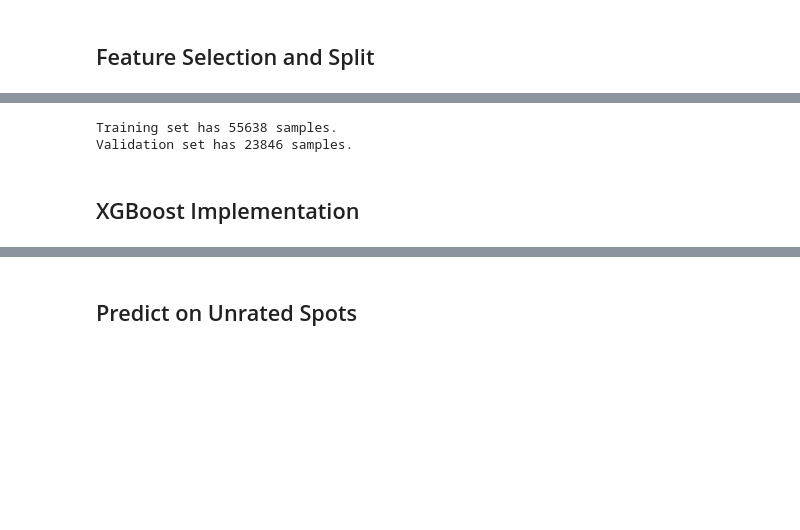
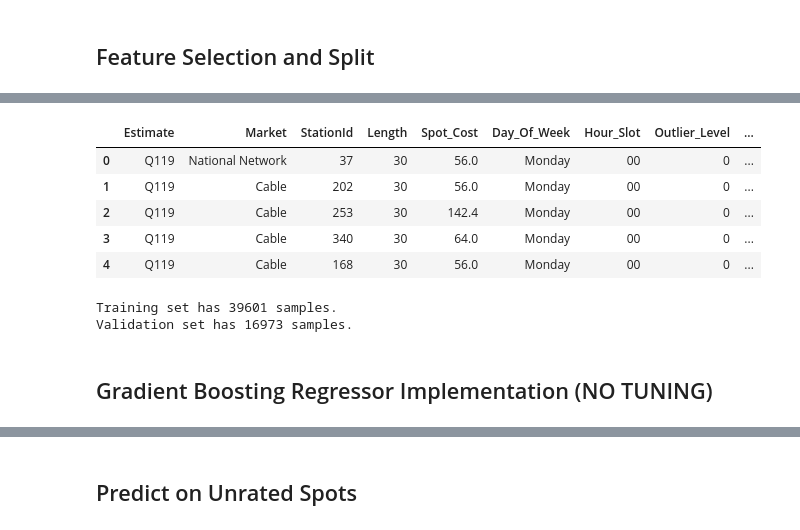
Before and after one commit to neonflux56/Direct_Avenue_GRP_Project, a Jupyter notebook: Code/ashish_test.ipynb, the cells around one changed output, grey strips where cells are left out. Saved outputs shown, nothing was run; the diff lists cells and outputs as text; code cells hidden in the pictures; blank space fills up the shorter version.

```diff
--- a/Code/ashish_test.ipynb
+++ b/Code/ashish_test.ipynb
@@ -206,0 +16,18 @@ dat.head()
+# %%
+Jan = pd.read_excel('../Data/January.xlsx')
+Feb = pd.read_excel('../Data/February.xlsx')
+Mar = pd.read_excel('../Data/March.xlsx')
+Apr = pd.read_excel('../Data/April.xlsx')
+May = pd.read_excel('../Data/May.xlsx')
+Jun = pd.read_excel('../Data/June.xlsx')
+Jul = pd.read_excel('../Data/July.xlsx')
+Aug = pd.read_excel('../Data/August.xlsx')
+Sept1 = pd.read_excel('../Data/September1.xlsx')
+Sept2 = pd.read_excel('../Data/September2.xlsx')
+Sept3 = pd.read_excel('../Data/September3.xlsx')
+Sept = Sept1.append(Sept2, ignore_index=True).append(Sept3,ignore_index = True)
+Oct = pd.read_excel('../Data/October.xlsx')
+Nov = pd.read_excel('../Data/November.xlsx')
+Dec1 = pd.read_excel('../Data/December1.xlsx')
+Dec2 = pd.read_excel('../Data/December2.xlsx')
+Dec = Dec1.append(Dec2, ignore_index=True)
@@ -207,5 +120,22 @@ dat.head()
+# %%
+station_universe = pd.read_excel('/home/jovyan/Desktop/Direct_Avenue_GRP_Project/Data/station universe.xlsx')
+station_universe.columns = ['StationId','Station_Category','Station_Size']
+dtypes = {
+    "StationId" : str,
+    "Station_Category" : str,
+    "Station_Size" : float
+}
+
+station_universe = station_universe.astype(dtypes)
+dat = pd.merge(dat,station_universe, on = ['StationId'], how = 'left')
+# %%
+# Create new audience size column
+dat['Audience_Size'] = dat['GRP']*dat['Station_Size']
+
+# Remove null values caused by left join
+dat = dat.dropna()
 # %% [markdown]
 ## Feature Selection and Split
 # %%
-req = ['Estimate','Access','Market','StationId','Length','Spot_Cost','Spot_Type','Month','Day_Of_Week','Hour_Slot','Outlier','Outlier_Level','IMP']
+req = ['Estimate','Market','StationId','Length','Spot_Cost','Day_Of_Week','Hour_Slot','Outlier_Level','Audience_Size']
 d1 = dat.loc[:,req]
@@ -229,0 +142,9 @@ test_data.head()
+# %%
+d1.head()
+# %% [output]
+|  | Estimate | Market | StationId | Length | Spot_Cost | Day_Of_Week | Hour_Slot | Outlier_Level | ... |
+| 0 | Q119 | National Network | 37 | 30 | 56.0 | Monday | 00 | 0 | ... |
+| 1 | Q119 | Cable | 202 | 30 | 56.0 | Monday | 00 | 0 | ... |
+| 2 | Q119 | Cable | 253 | 30 | 142.4 | Monday | 00 | 0 | ... |
+| 3 | Q119 | Cable | 340 | 30 | 64.0 | Monday | 00 | 0 | ... |
+| 4 | Q119 | Cable | 168 | 30 | 56.0 | Monday | 00 | 0 | ... |
@@ -230,7 +161,7 @@ test_data.head()
 # %%
 # Use rated data to split into train and validation
-label = rated['IMP']
-features = rated.drop(['IMP'], axis = 1)
+label = rated['Audience_Size']
+features = rated.drop(['Audience_Size'], axis = 1)
 
 from sklearn.model_selection import train_test_split
 
@@ -239,10 +170,10 @@ X_train, X_valid, y_train, y_valid = train_test_split(features,label,test_size =
 print("Training set has {} samples.".format(X_train.shape[0]))
 print("Validation set has {} samples.".format(X_valid.shape[0]))
 # %% [output]
-Training set has 55638 samples.
-Validation set has 23846 samples.
+Training set has 39601 samples.
+Validation set has 16973 samples.
-# %% [markdown]
-## XGBoost Implementation
+# %% [markdown]
+## Gradient Boosting Regressor Implementation (NO TUNING)
 # %%
 from sklearn import ensemble
 from sklearn import datasets
```
Also changed, not shown: parts of 76 cells of this notebook.
